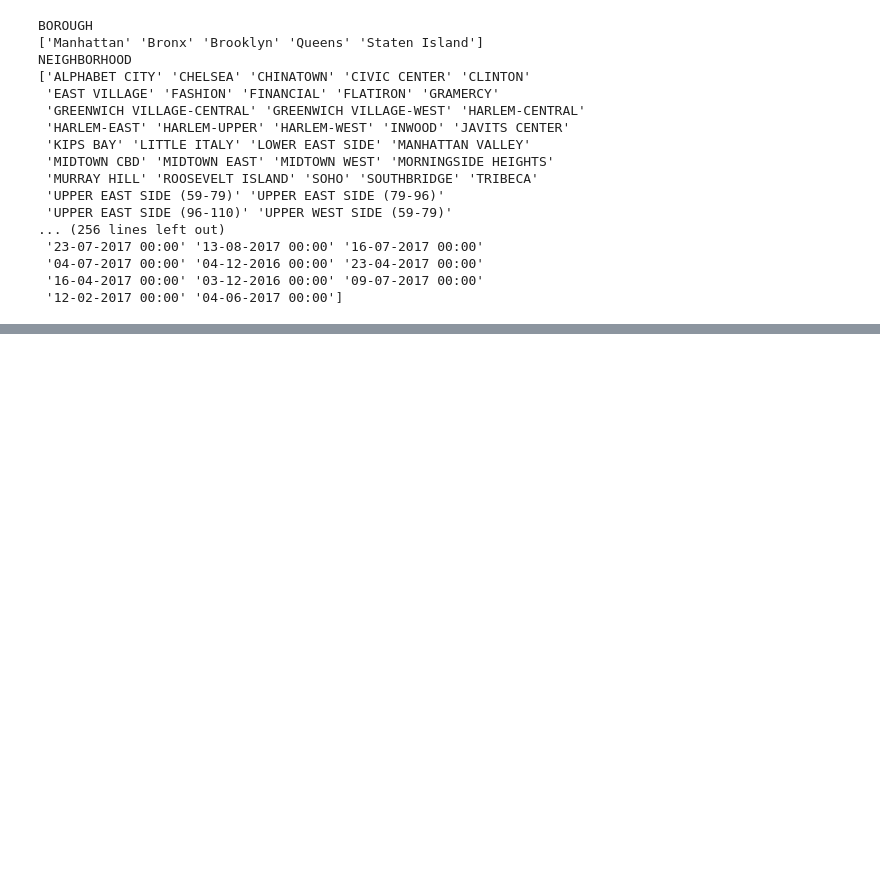
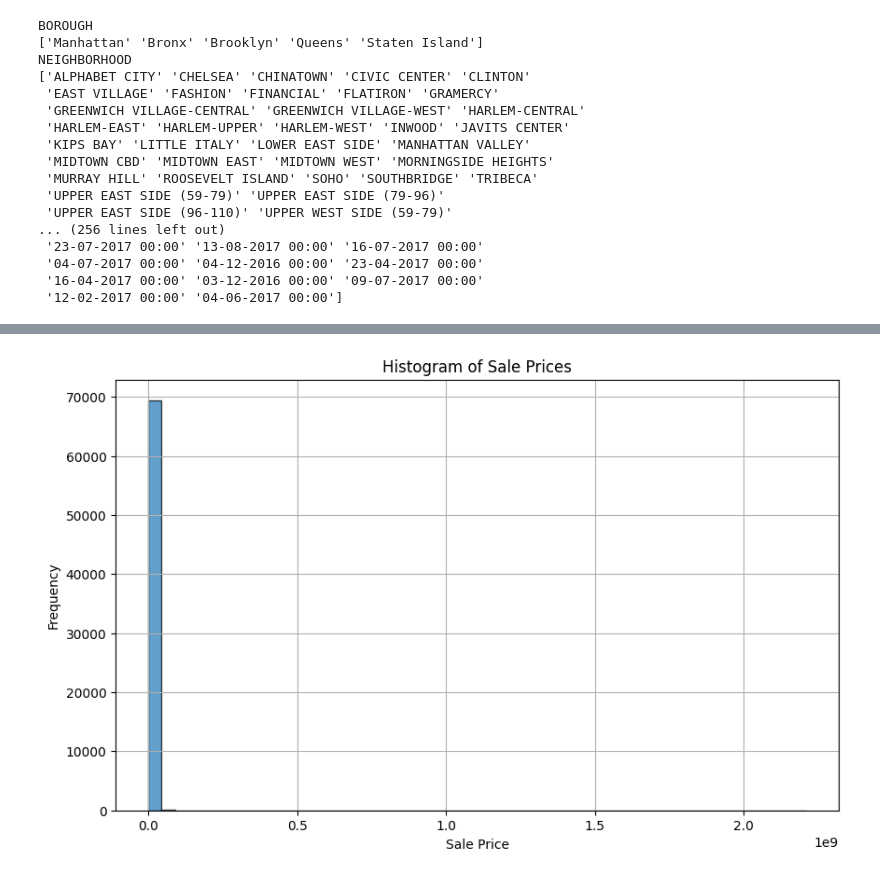
Before and after one commit to Hris4498/ML-Regression, a Jupyter notebook: NYC_Property_Prize_Regression/All_model_regression.ipynb, the cells around one changed output, grey strips where cells are left out. Saved outputs shown, nothing was run; the diff lists cells and outputs as text; code cells hidden in the pictures; blank space fills up the shorter version.

```diff
--- a/NYC_Property_Prize_Regression/All_model_regression.ipynb
+++ b/NYC_Property_Prize_Regression/All_model_regression.ipynb
@@ -248,2 +240,3 @@ Error geocoding EAST 12TH STREET, 19, NEW YORK: HTTPSConnectionPool(host='nomina
 # %%
+df_latlog = pd.read_csv('./../NYC property sales Dataset/nyc-rolling-sales_latlong.csv').drop(columns='Unnamed: 0')
 df = pd.merge(df, df_latlog, on='ADDRESS SHORT',how='left')
@@ -276,6 +243,17 @@ Name: LONGITUDE, Length: 52687, dtype: float64
 # %%
+# Binning the sale prices for better visualization
+# Example: Custom bins based on percentiles
+custom_bins = [df['SALE PRICE'].quantile(q) for q in [0, 0.25, 0.5, 0.75, 1.0]]
+df['SALE PRICE BIN'] = pd.cut(df['SALE PRICE'], bins=custom_bins, labels=[1,2,3,4])
+
+#Heatmap
 # PLot the heatmap of house prices using foliumn
 center_lat = df[(df['LATITUDE'].notna())&(df['LATITUDE']<=40.9176)&(df['LATITUDE']>=40.4774)]['LATITUDE'].mean()
 center_lon = df[(df['LONGITUDE'].notna())&(df['LONGITUDE']<=-73.7004)&(df['LONGITUDE']>=-74.2591)]['LONGITUDE'].mean()
 
 MAP = folium.Map(location=[center_lat,center_lon],zoom_start=10)
+df_map = df[(df['LATITUDE'].notna())&(df['LATITUDE']<=40.9176)&(df['LATITUDE']>=40.4774)&(df['LONGITUDE'].notna())&(df['LONGITUDE']<=-73.7004)&(df['LONGITUDE']>=-74.2591)&(df['SALE PRICE']<=10000000)][['LATITUDE', 'LONGITUDE', 'SALE PRICE']]
+
+
+pg.HeatMap(data=df_map,radius=15).add_to(MAP)
+MAP
@@ -291,0 +262,11 @@ MAP
+# %%
+# Plot histogram for the Sale Prices
+plt.figure(figsize=(10, 6))
+plt.hist(df['SALE PRICE'], bins=50, edgecolor='black', alpha=0.7)
+plt.title('Histogram of Sale Prices')
+plt.xlabel('Sale Price')
+plt.ylabel('Frequency')
+plt.grid(True)
+plt.show()
+# %% [output]
+[figure, added]
```
Also changed, not shown: parts of 28 cells of this notebook.
